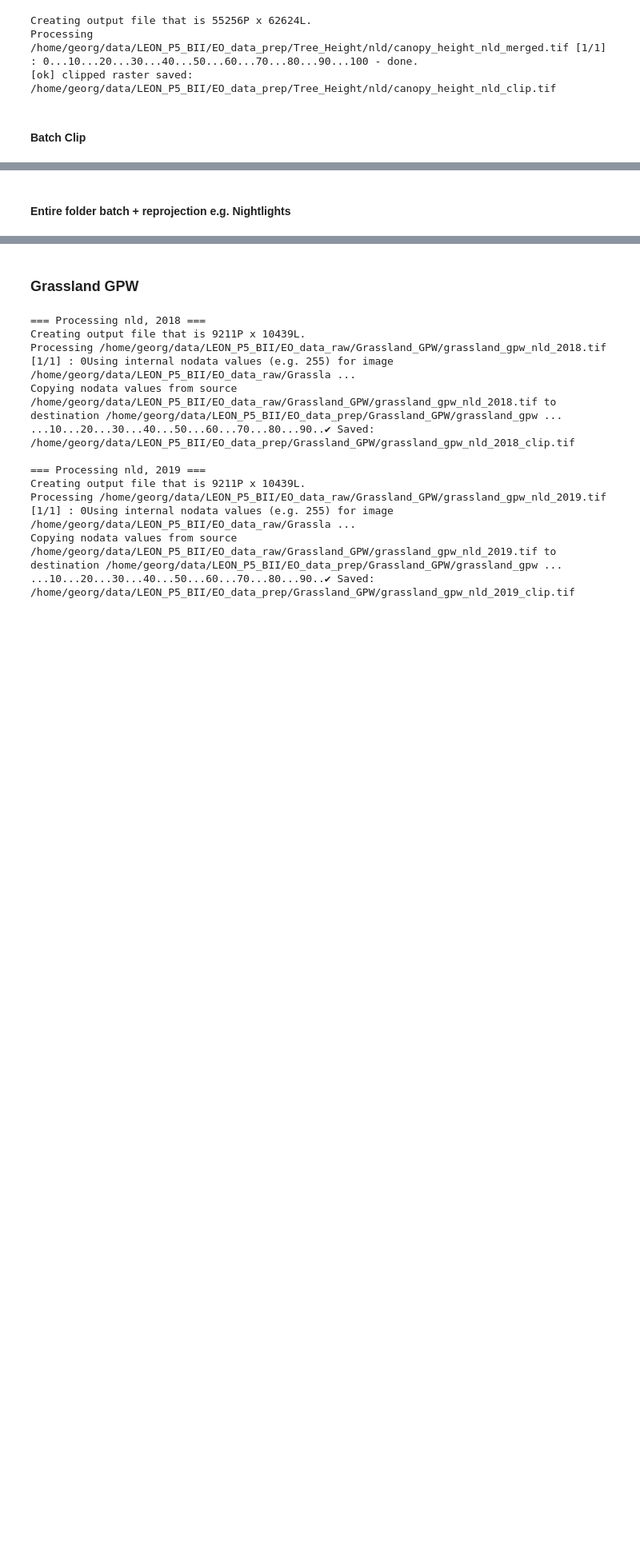
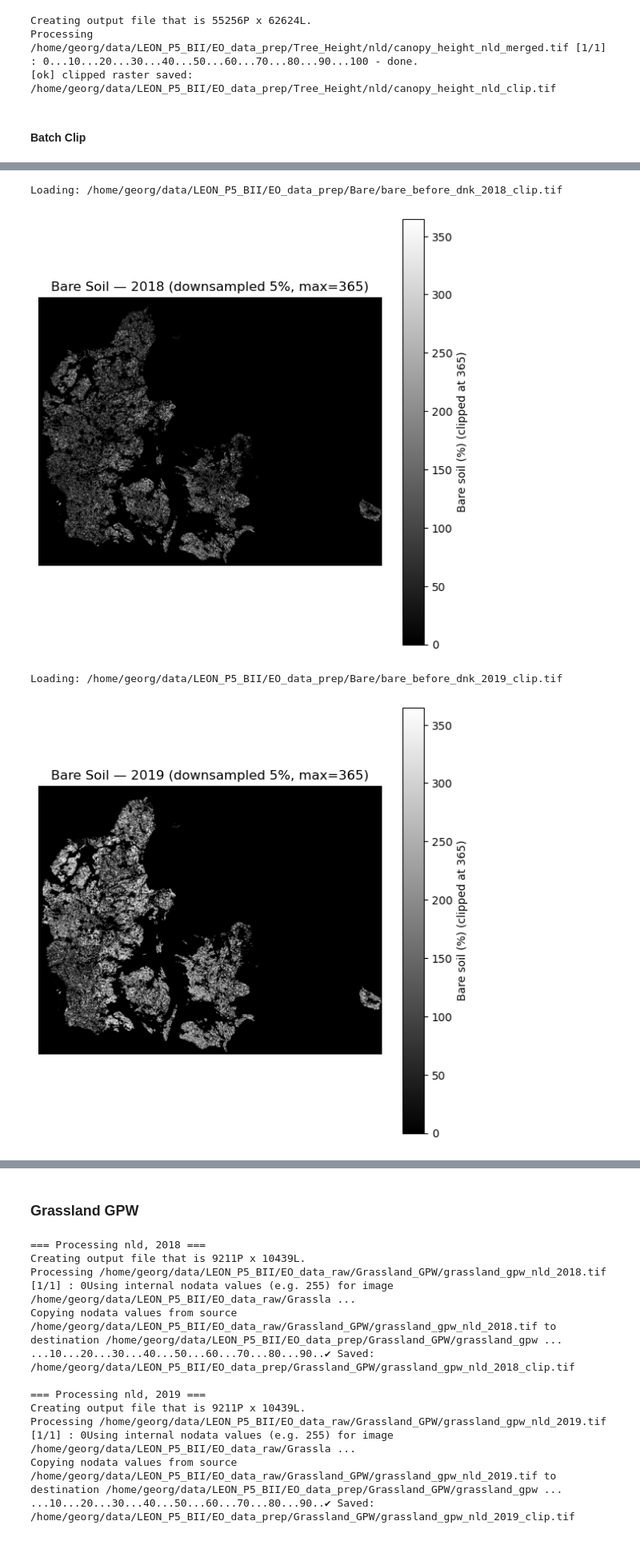
Before and after one commit to Assimila/LEON-P5, a Jupyter notebook: 1_prep_raw_datasets.ipynb, the cells around one changed output, grey strips where cells are left out. Shown at 80% size. Drawn from its saved outputs; the diff is of its cells as text; code cells hidden in the pictures; blank space fills up the shorter version.

Commit message:
feat: update bare and lui logic

```diff
--- a/1_prep_raw_datasets.ipynb
+++ b/1_prep_raw_datasets.ipynb
@@ -411,13 +411,13 @@ Processing /home/georg/data/LEON_P5_BII/EO_data_prep/Tree_Height/nld/canopy_heig
 # %%
 ##____Configuration____##
 
-aoi = nld
+aoi = dnk
 
-country = "nld"
-years = range(2018, 2024)    # ← batch over years
+country = "dnk"
+years = [2018, 2019, 2020, 2021, 2022, 2023]   # ← batch over years here
 
-dataset = "grassland_mowing_events"
-folder = "grassland_mowing_events"
+dataset = "bare_before"
+folder = "Bare"
 
 # Clip #
 for year in years:
@@ -472,2 +471,0 @@ Saved: /home/georg/data/LEON_P5_BII/EO_data_prep/grassland_mowing_events/grassla
-# %% [markdown]
-#### Entire folder batch + reprojection e.g. Nightlights
@@ -527,0 +472,40 @@ for tif_file in tif_files:
+# %%
+import rasterio
+import matplotlib.pyplot as plt
+import numpy as np
+import os
+
+base_path = "/home/georg/data/LEON_P5_BII/EO_data_prep/Bare"
+scale = 0.05  # keep your resolution scaling
+
+for year in range(2018, 2024):  # 2018–2023
+    raster_path = os.path.join(
+        base_path,
+        f"bare_before_dnk_{year}_clip.tif"
+    )
+
+    print(f"Loading: {raster_path}")
+
+    with rasterio.open(raster_path) as src:
+        img = src.read(
+            1,
+            out_shape=(
+                int(src.height * scale),
+                int(src.width * scale)
+            )
+        )
+
+    # ✅ Limit values so maximum is 365
+    img = np.minimum(img, 365)
+
+    plt.figure(figsize=(7, 7))
+    plt.imshow(img, cmap="gray", vmin=0, vmax=365)
+    plt.colorbar(label="Bare soil (%) (clipped at 365)")
+    plt.title(f"Bare Soil — {year} (downsampled 5%, max=365)")
+    plt.axis("off")
+    plt.show()
+# %% [output]
+Loading: /home/georg/data/LEON_P5_BII/EO_data_prep/Bare/bare_before_dnk_2018_clip.tif
+[figure, added]
+Loading: /home/georg/data/LEON_P5_BII/EO_data_prep/Bare/bare_before_dnk_2019_clip.tif
+[figure, added]
```
Also changed, not shown: parts of 3 cells of this notebook, 2 other files.
